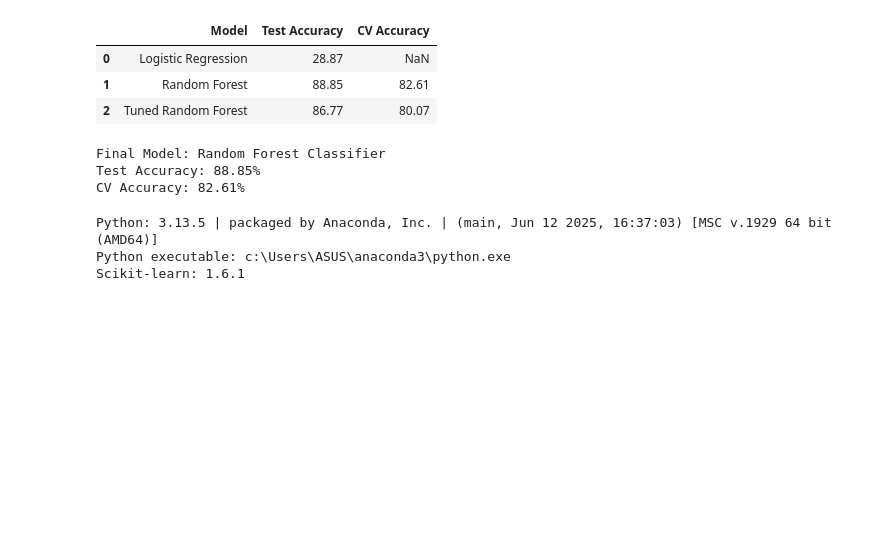
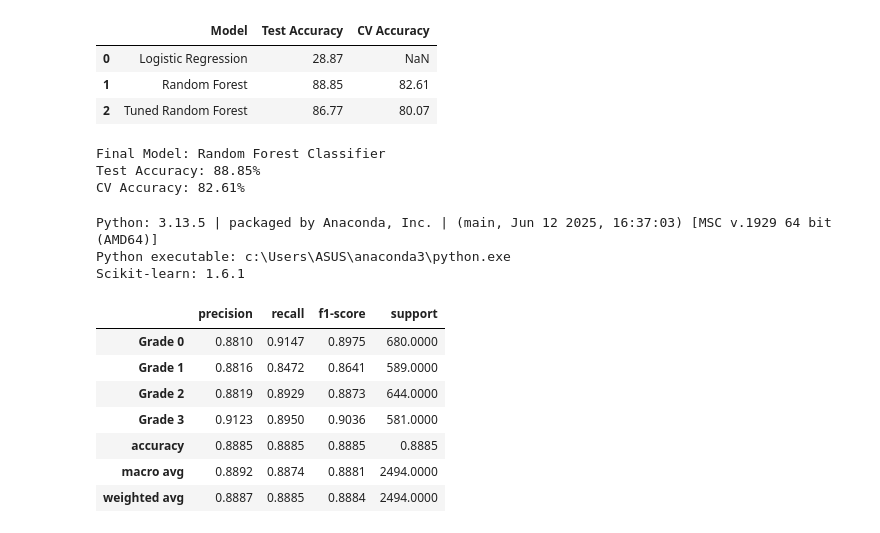
Before and after one commit to RealAmitKumarShaw/AI-LMS, a Jupyter notebook: ml-service/notebooks/03_model_training.ipynb, the cells around one changed output. Drawn from its saved outputs; the diff is of its cells as text; code cells hidden in the pictures; blank space fills up the shorter version.

```diff
--- a/ml-service/notebooks/03_model_training.ipynb
+++ b/ml-service/notebooks/03_model_training.ipynb
@@ -332,3 +332,32 @@ print("Scikit-learn:", sklearn.__version__)
 Python: 3.13.5 | packaged by Anaconda, Inc. | (main, Jun 12 2025, 16:37:03) [MSC v.1929 64 bit (AMD64)]
 Python executable: c:\Users\ASUS\anaconda3\python.exe
 Scikit-learn: 1.6.1
+# %%
+
+from sklearn.metrics import classification_report, confusion_matrix
+import pandas as pd
+
+# Predict on the existing test dataset
+y_pred = final_model.predict(X_test)
+
+# Class-wise precision, recall and F1-score
+report = classification_report(
+    y_test,
+    y_pred,
+    labels=[0, 1, 2, 3],
+    target_names=["Grade 0", "Grade 1", "Grade 2", "Grade 3"],
+    output_dict=True,
+    zero_division=0
+)
+
+report_df = pd.DataFrame(report).T
+display(report_df.round(4))
+# %% [output]
+|  | precision | recall | f1-score | support |
+| Grade 0 | 0.8810 | 0.9147 | 0.8975 | 680.0000 |
+| Grade 1 | 0.8816 | 0.8472 | 0.8641 | 589.0000 |
+| Grade 2 | 0.8819 | 0.8929 | 0.8873 | 644.0000 |
+| Grade 3 | 0.9123 | 0.8950 | 0.9036 | 581.0000 |
+| accuracy | 0.8885 | 0.8885 | 0.8885 | 0.8885 |
+| macro avg | 0.8892 | 0.8874 | 0.8881 | 2494.0000 |
+| weighted avg | 0.8887 | 0.8885 | 0.8884 | 2494.0000 |
```
Also changed, not shown: parts of 4 cells of this notebook.
